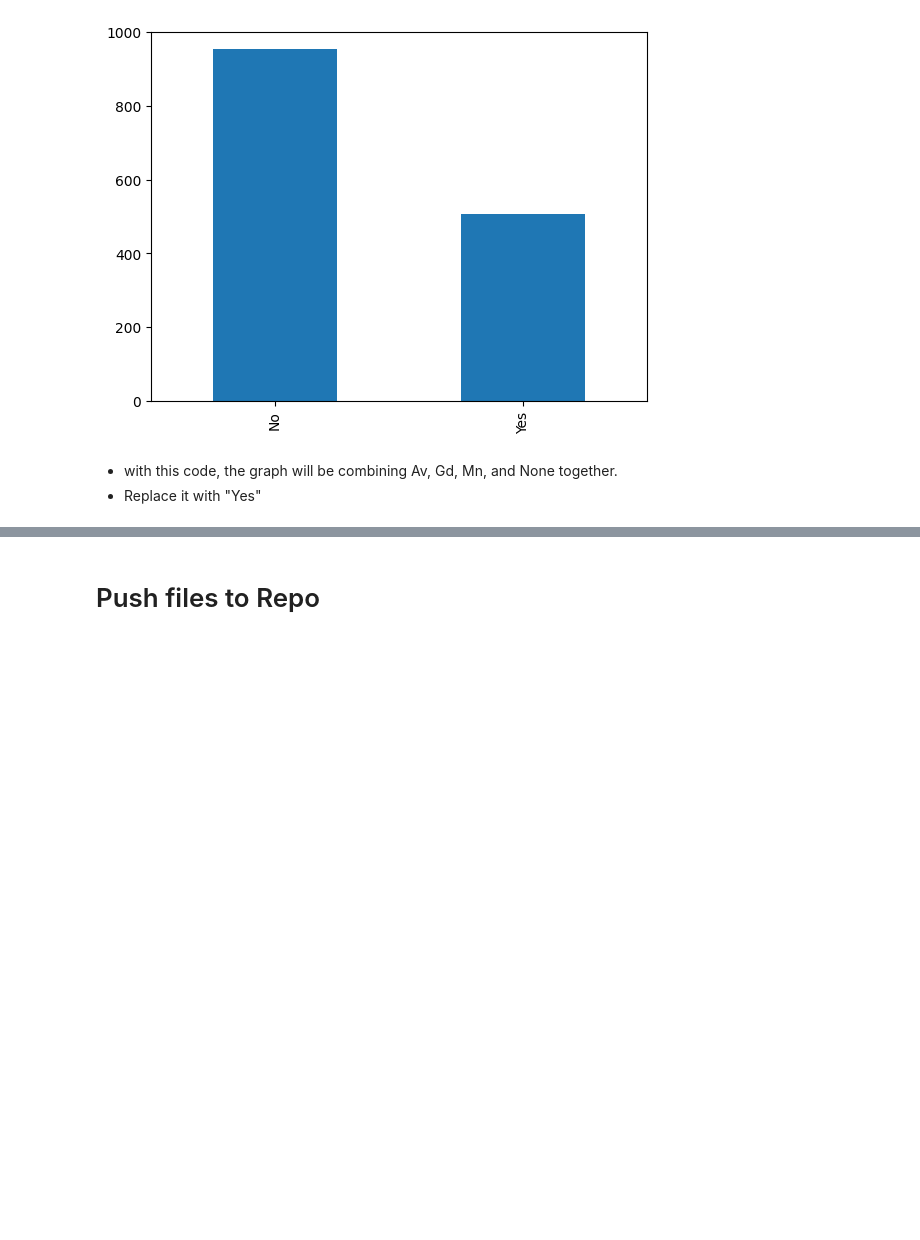
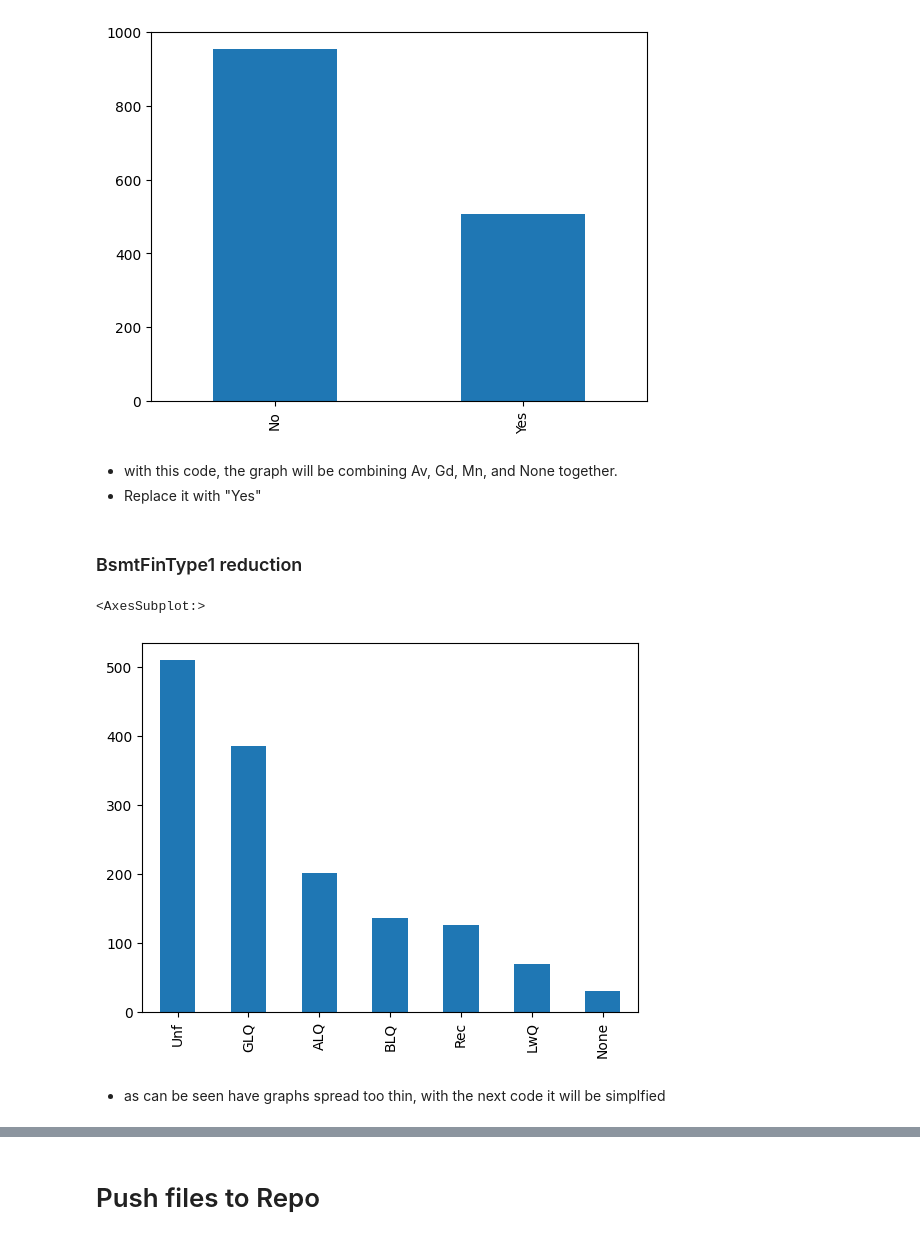
Before and after one commit to TimothyYW/Project_05, a Jupyter notebook: jupyter_notebooks/02 Data_Cleaning.ipynb, the cells around one changed output, grey strips where cells are left out. Drawn from its saved outputs; the diff is of its cells as text; code cells hidden in the pictures; blank space fills up the shorter version.

Commit message:
Finish regression for GarageFinish and BsmtFinType1

```diff
--- a/jupyter_notebooks/02 Data_Cleaning.ipynb
+++ b/jupyter_notebooks/02 Data_Cleaning.ipynb
@@ -163,3 +165,12 @@ df['BsmtExposure'].value_counts().plot.bar()
 # %% [markdown]
 + with this code, the graph will be combining Av, Gd, Mn, and None together.
 + Replace it with "Yes"
+# %% [markdown]
+### BsmtFinType1 reduction
+# %%
+df["BsmtFinType1"].value_counts().plot.bar()
+# %% [output]
+<AxesSubplot:>
+[figure, added]
+# %% [markdown]
++ as can be seen have graphs spread too thin, with the next code it will be simplfied
```
Also changed, not shown: parts of 8 cells of this notebook.
